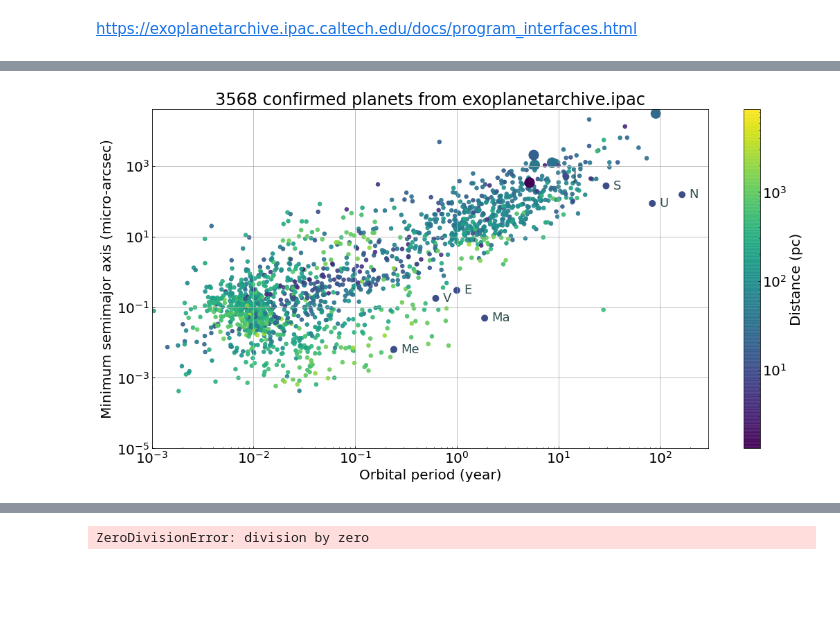
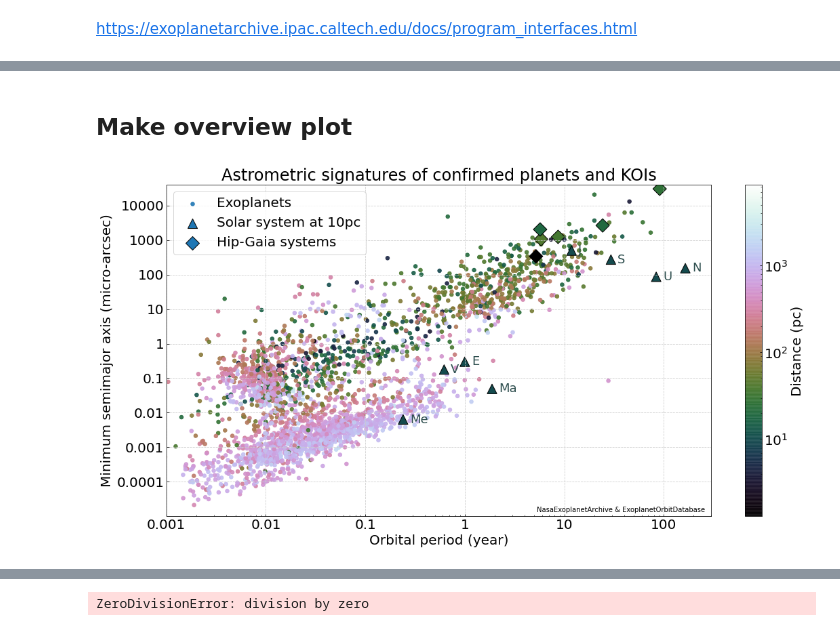
Before and after one commit to Johannes-Sahlmann/pystrometry, a Jupyter notebook: notebooks/1_exoplanet_signatures.ipynb, the cells around one changed output, grey strips where cells are left out. Cells and saved outputs as stored; diff of their text form; code cells hidden in the pictures; blank space fills up the shorter version.

```diff
--- a/notebooks/1_exoplanet_signatures.ipynb
+++ b/notebooks/1_exoplanet_signatures.ipynb
@@ -137,0 +100,2 @@ table['log10_distance_pc'] = np.log10(table[parameter_mapping['distance_pc']])
+# %%
+table = set_astrometric_observables(table, selected_table_name)
@@ -137,0 +107,4 @@ table['log10_distance_pc'] = np.log10(table[parameter_mapping['distance_pc']])
+# %%
+eod_df = eod_table.to_pandas()
+eod_df_koi = eod_df[eod_df['EANAME'].str.contains('Kepler').fillna(False)]
+# eod_df_koi.info()
@@ -170,15 +148,17 @@ solar_system
 # %%
+# TODO: add beta pic
+
 individuals = pd.DataFrame()
 
-individuals['period_year'] = np.array([91* u.year.to(u.day), 1900, 3165, 2135, 2089.11])* u.day.to(u.year)
+individuals['period_year'] = np.array([91* u.year.to(u.day), 1900, 3165, 2135, 2089.11, 8880])* u.day.to(u.year)
 individuals['period_day'] = individuals['period_year'] * u.year.to(u.day)
-individuals['planet_mass_mj'] = np.array([46, 12* u.M_earth.to(u.M_jup), 14, 18, 13.01])
-individuals['distance_pc'] = [26.56, 1000./768.5, 1000./27.64, 1000./23.611, 1000/ 54.7052]
+individuals['planet_mass_mj'] = np.array([46, 12* u.M_earth.to(u.M_jup), 14, 18, 13.01, 9.8])
+individuals['distance_pc'] = [26.56, 1000./768.5, 1000./27.64, 1000./23.611, 1000/ 54.7052, 1000./50.58]
 individuals['parallax_mas'] = 1e3/individuals['distance_pc']
-individuals['planet_name'] = ['HD 33632 Ab', 'Proxima c', 'HD 113337 c', 'HD 38529 c', 'pi Men b']
-individuals['star_mass_msun'] = [1.108, 0.122, 1.40, 1.36, 1.094]
+individuals['planet_name'] = ['HD 33632 Ab', 'Proxima c', 'HD 113337 c', 'HD 38529 c', 'pi Men b', 'beta Pic b']
+individuals['star_mass_msun'] = [1.108, 0.122, 1.40, 1.36, 1.094, 1.83]
 
-individuals['ref'] = ['Currie+20', 'Kervella+20', 'Xuan+20', 'Xuan+20', 'De Rosa+20']
+individuals['ref'] = ['Currie+20', 'Kervella+20', 'Xuan+20', 'Xuan+20', 'De Rosa+20', 'Brandt+20']
 
 individuals['a_phot_mas'] = pjGet_a_barycentre(individuals['star_mass_msun'], individuals['planet_mass_mj'], individuals['period_day'], individuals['parallax_mas'])
 individuals['a_phot_muas'] = individuals['a_phot_mas']*1e3
@@ -196,4 +205,9 @@ df = table.to_pandas()
+# %% [markdown]
+## Make overview plot
 # %%
+df = table.to_pandas()
+include_koi = True
+
 factor = 1000
 
 def annotate_df(row):
@@ -204,40 +218,59 @@ def annotate_df(row):
                 size=18,
                 color='darkslategrey')
 
 
 x = 'period_year'
 y = 'a_phot_muas'
 
 colour_by = 'distance_pc'
 norm = mp.colors.LogNorm()
 colormap='viridis'
+colormap='cubehelix'
+
+
 
 fig, ax = pl.subplots()
-# df.plot('period_year', 'a_phot_muas', kind='scatter', logx=True, logy=True, c='log10_distance_pc', colormap='viridis', s=30, alpha=0.9)
-df.plot('period_year', 'a_phot_muas', kind='scatter', logx=True, logy=True, c=parameter_mapping[colour_by], colormap=colormap, s=30, alpha=0.9, norm=norm, ax=ax)
+df.plot('period_year', 'a_phot_muas', kind='scatter', logx=True, logy=True, c=parameter_mapping_all['nasa'][colour_by], colormap=colormap, s=30, alpha=0.9, norm=norm, ax=ax, zorder=1, label='Exoplanets')
+if include_koi:
+    eod_df_koi.plot('period_year', 'a_phot_muas', kind='scatter', logx=True, logy=True, c=parameter_mapping_all['eod'][colour_by], colormap=colormap, s=30, alpha=0.9, norm=norm, ax=ax, colorbar=False)
 pl.ylim((1e-8*factor, 40*factor))
 pl.xlim((1e-3, 300))
-solar_system.plot('period_year', 'a_phot_muas', kind='scatter', logx=True, logy=True, s=80, c=colour_by, ax=ax, norm=norm, colormap=colormap, colorbar=False)
+solar_system.plot('period_year', 'a_phot_muas', kind='scatter', logx=True, logy=True, s=200, c=colour_by, ax=ax, norm=norm, colormap=colormap, colorbar=False, marker='^', label='Solar system at 10pc', edgecolor='k')
 _ = solar_system.apply(annotate_df, axis=1)
-individuals.plot('period_year', 'a_phot_muas', kind='scatter', logx=True, logy=True, s=200, c=colour_by, ax=ax, norm=norm, colormap=colormap, colorbar=False)
+individuals.plot('period_year', 'a_phot_muas', kind='scatter', logx=True, logy=True, s=200, c=colour_by, ax=ax, norm=norm, colormap=colormap, colorbar=False, label='Hip-Gaia systems',  marker='D', edgecolor='k') #,
 # for i, name in enumerate(solar_system.name):
 #     pl.()
-pl.grid()
 pl.xlabel('Orbital period (year)')
 pl.ylabel('Minimum semimajor axis (micro-arcsec)')
+ax.grid(ls='--', color='0.8')
+ax.set_zorder(-52)
+
+xticks = [0.001, 0.01, 0.1, 1, 10, 100]
+xtick_labels = np.array(['0.001', '0.01', '0.1', '1', '10', '100'])
+pl.xticks(xticks, xtick_labels)
+
+yticks = [1e-4, 1e-3, 1e-2, 1e-1, 1, 10, 100, 1000, 1e4]
+ytick_labels = np.array(yticks).astype(str)
+ytick_labels = np.array(['0.0001', '0.001', '0.01', '0.1', '1', '10', '100', '1000', '10000'])
+pl.yticks(yticks, ytick_labels)
 
 cax = fig.get_axes()[1]
 cax.set_ylabel('Distance (pc)')
-if selected_table_name == 'eod':
-    pl.title('{} planets from exoplanets.org (last updated June 2018)'.format(df[y].count()))
-if selected_table_name == 'nasa':
-    pl.title('{} confirmed planets from exoplanetarchive.ipac'.format(df[y].count()))
+pl.legend(loc=2)
+# if selected_table_name == 'eod':
+#     pl.title('{} planets from exoplanets.org (last updated June 2018)'.format(df[y].count()))
+# if selected_table_name == 'nasa':
+#     pl.title('{} confirmed planets from exoplanetarchive.ipac'.format(df[y].count()))
 # ax.xaxis.set_major_formatter(mp.ticker.ScalarFormatter())
 # ax.yaxis.set_major_formatter(mp.ticker.ScalarFormatter())
 # ax.ticklabel_format(useOffset=False, style='plain')
 
+pl.text(0.68, 0.03, 'NasaExoplanetArchive & ExoplanetOrbitDatabase', horizontalalignment='left', verticalalignment='top',
+        transform=pl.gca().transAxes, fontsize=10)
+
+pl.title('Astrometric signatures of confirmed planets and KOIs')
 if save_plot:
     figure_file_name = os.path.join(TEMPORARY_DIR, '{}_astrometry_signatures.png'.format(selected_table_name))
     pl.savefig(figure_file_name, transparent=False, bbox_inches='tight', pad_inches=0.05)
 # %% [output]
-[figure, old version]
+[figure, new version]
```
Also changed, not shown: parts of 23 cells of this notebook, 1 other file.
